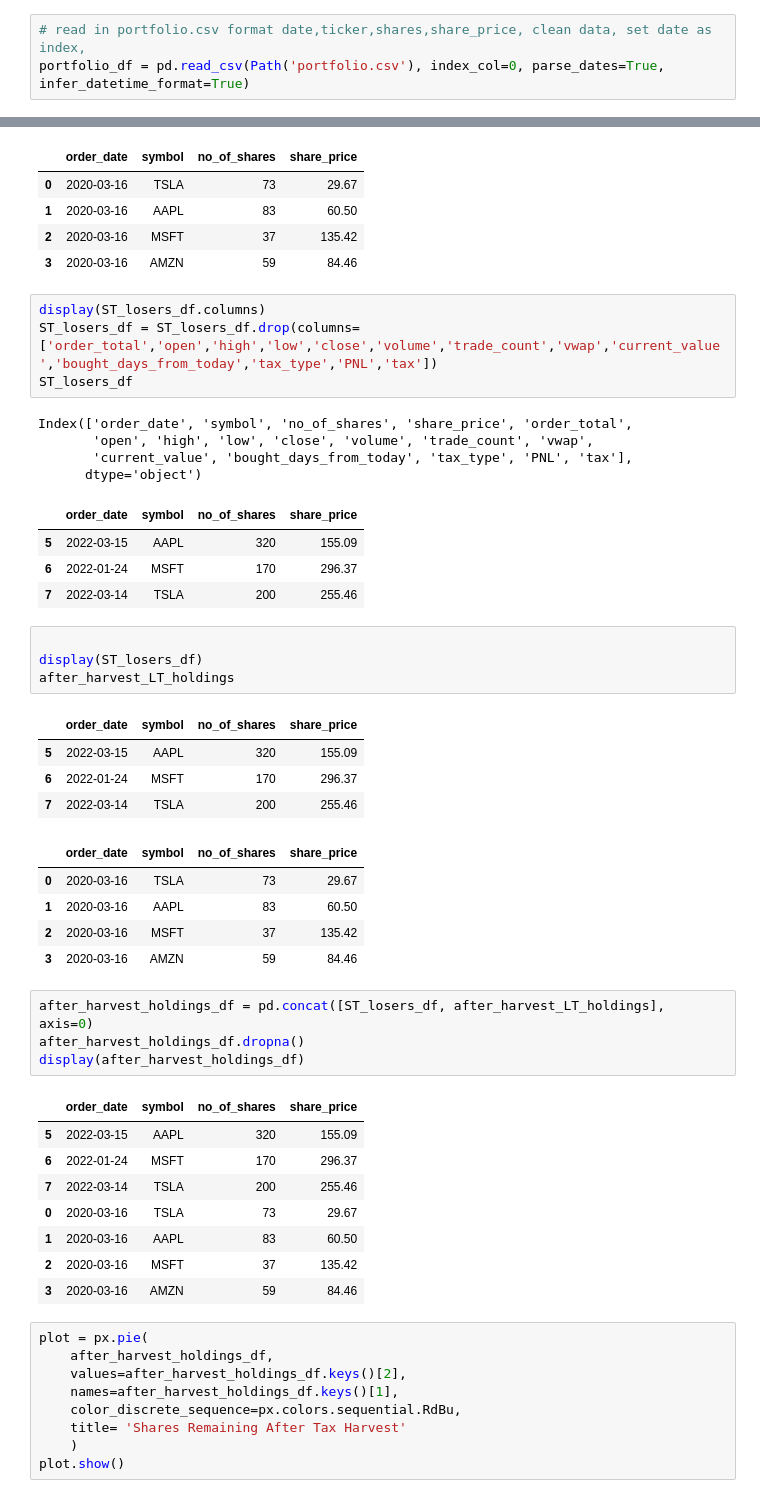
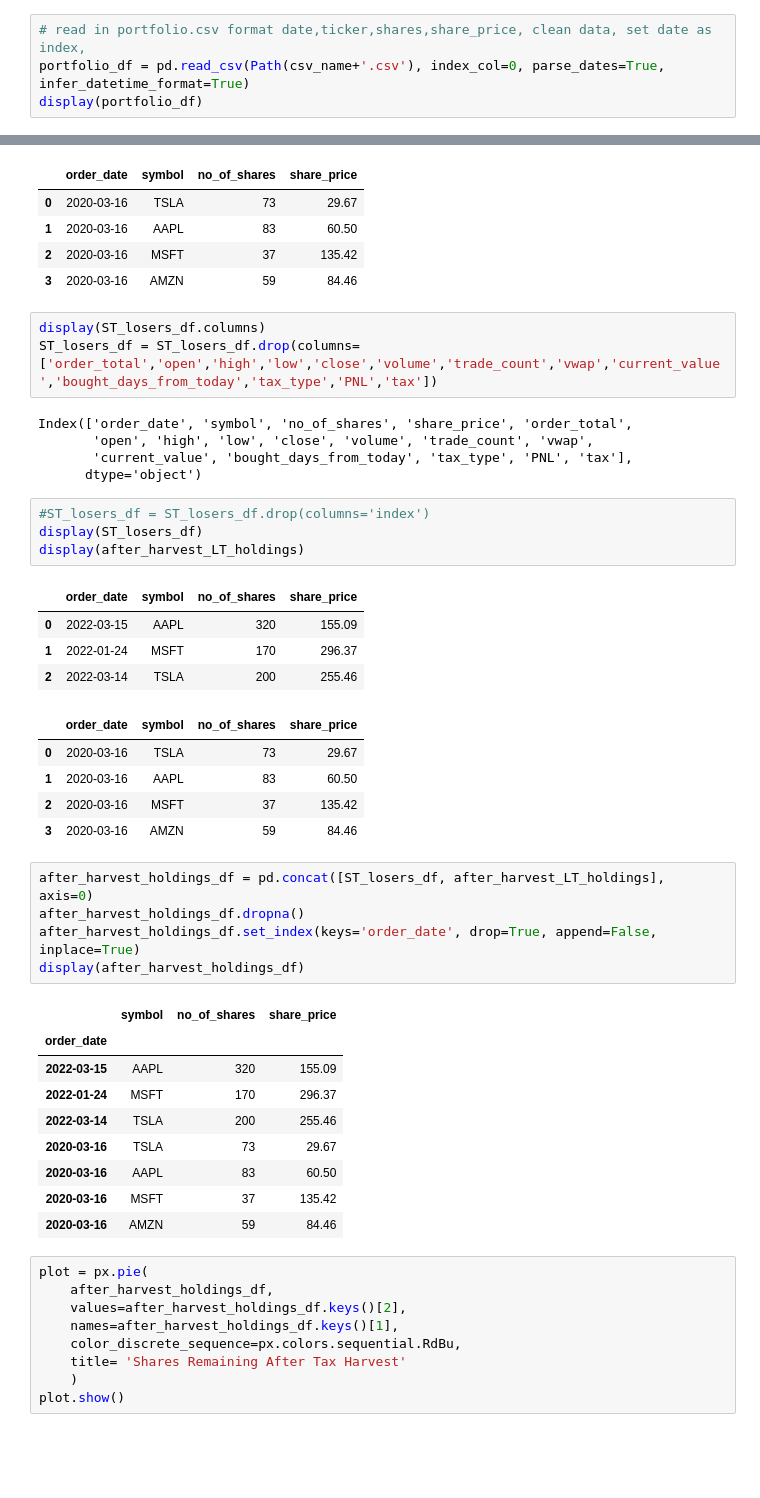
Before and after one commit to scoopcash/group_project_1, a Jupyter notebook: tax_harvest.ipynb, the cells around one changed output, grey strips where cells are left out. Saved outputs shown, nothing was run; the diff lists cells and outputs as text; blank space fills up the shorter version.

```diff
--- a/tax_harvest.ipynb
+++ b/tax_harvest.ipynb
@@ -24,4 +21,5 @@ csv_name = input("enter csv name to load portfolio data")
 filepath = Path(csv_name+'.csv')
 # %%
 # read in portfolio.csv format date,ticker,shares,share_price, clean data, set date as index,
-portfolio_df = pd.read_csv(Path('portfolio.csv'), index_col=0, parse_dates=True, infer_datetime_format=True)
+portfolio_df = pd.read_csv(Path(csv_name+'.csv'), index_col=0, parse_dates=True, infer_datetime_format=True)
+display(portfolio_df)
@@ -371,25 +357,20 @@ after_harvest_LT_holdings
 # %%
 display(ST_losers_df.columns)
 ST_losers_df = ST_losers_df.drop(columns=['order_total','open','high','low','close','volume','trade_count','vwap','current_value','bought_days_from_today','tax_type','PNL','tax'])
-ST_losers_df
 # %% [output]
 Index(['order_date', 'symbol', 'no_of_shares', 'share_price', 'order_total',
        'open', 'high', 'low', 'close', 'volume', 'trade_count', 'vwap',
        'current_value', 'bought_days_from_today', 'tax_type', 'PNL', 'tax'],
       dtype='object')
-|  | order_date | symbol | no_of_shares | share_price |
-| 5 | 2022-03-15 | AAPL | 320 | 155.09 |
-| 6 | 2022-01-24 | MSFT | 170 | 296.37 |
-| 7 | 2022-03-14 | TSLA | 200 | 255.46 |
 # %%
-
+#ST_losers_df = ST_losers_df.drop(columns='index')
 display(ST_losers_df)
-after_harvest_LT_holdings
+display(after_harvest_LT_holdings)
 # %% [output]
 |  | order_date | symbol | no_of_shares | share_price |
-| 5 | 2022-03-15 | AAPL | 320 | 155.09 |
-| 6 | 2022-01-24 | MSFT | 170 | 296.37 |
-| 7 | 2022-03-14 | TSLA | 200 | 255.46 |
+| 0 | 2022-03-15 | AAPL | 320 | 155.09 |
+| 1 | 2022-01-24 | MSFT | 170 | 296.37 |
+| 2 | 2022-03-14 | TSLA | 200 | 255.46 |
 |  | order_date | symbol | no_of_shares | share_price |
 | 0 | 2020-03-16 | TSLA | 73 | 29.67 |
 | 1 | 2020-03-16 | AAPL | 83 | 60.50 |
@@ -398,16 +379,18 @@ after_harvest_LT_holdings
 # %%
 after_harvest_holdings_df = pd.concat([ST_losers_df, after_harvest_LT_holdings], axis=0)
 after_harvest_holdings_df.dropna()
+after_harvest_holdings_df.set_index(keys='order_date', drop=True, append=False, inplace=True)
 display(after_harvest_holdings_df)
 # %% [output]
-|  | order_date | symbol | no_of_shares | share_price |
-| 5 | 2022-03-15 | AAPL | 320 | 155.09 |
-| 6 | 2022-01-24 | MSFT | 170 | 296.37 |
-| 7 | 2022-03-14 | TSLA | 200 | 255.46 |
-| 0 | 2020-03-16 | TSLA | 73 | 29.67 |
-| 1 | 2020-03-16 | AAPL | 83 | 60.50 |
-| 2 | 2020-03-16 | MSFT | 37 | 135.42 |
-| 3 | 2020-03-16 | AMZN | 59 | 84.46 |
+|  | symbol | no_of_shares | share_price |
+| order_date |  |  |  |
+| 2022-03-15 | AAPL | 320 | 155.09 |
+| 2022-01-24 | MSFT | 170 | 296.37 |
+| 2022-03-14 | TSLA | 200 | 255.46 |
+| 2020-03-16 | TSLA | 73 | 29.67 |
+| 2020-03-16 | AAPL | 83 | 60.50 |
+| 2020-03-16 | MSFT | 37 | 135.42 |
+| 2020-03-16 | AMZN | 59 | 84.46 |
 # %%
 plot = px.pie(
     after_harvest_holdings_df,
```
Also changed, not shown: parts of 8 cells of this notebook, 7 other files.
